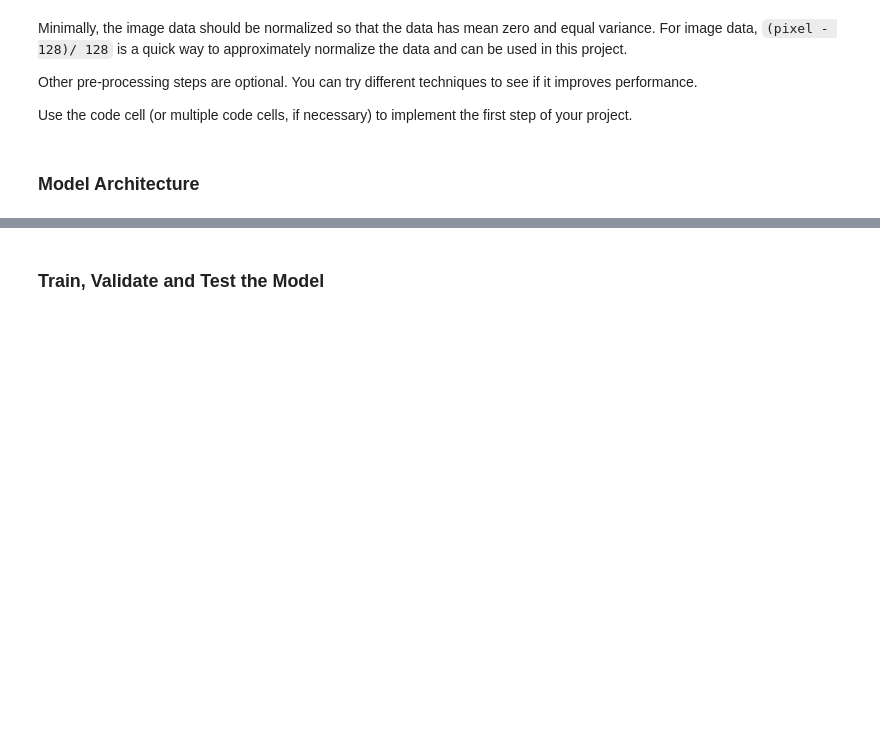
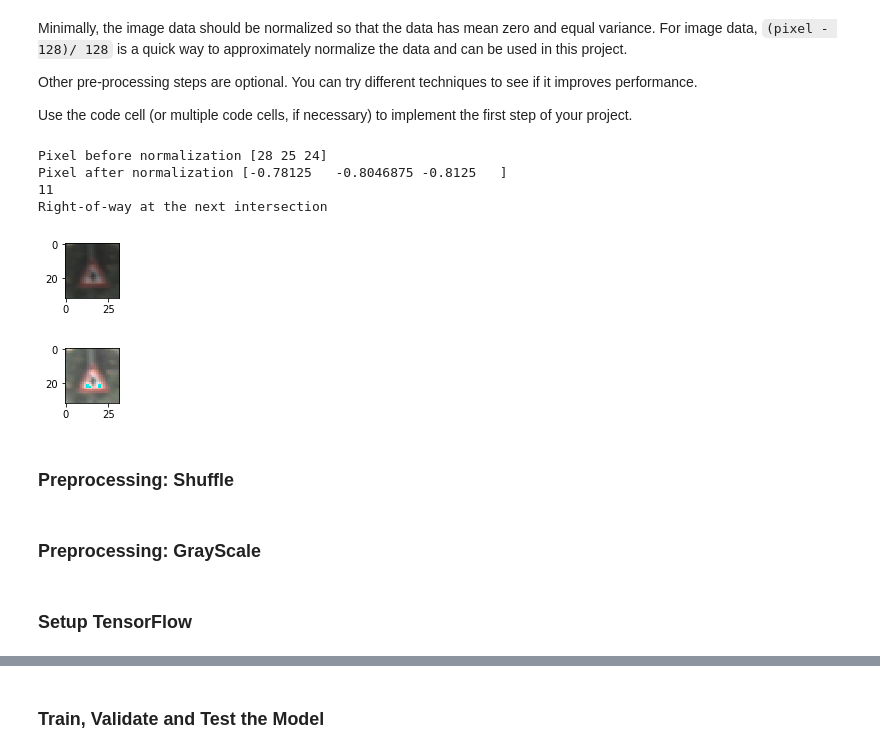
Before and after one commit to kambliketan/Self_Driving_Car_Traffic_Sign_Classifier, a Jupyter notebook: Traffic_Sign_Classifier.ipynb, the cells around one changed output, grey strips where cells are left out. Saved outputs shown, nothing was run; the diff lists cells and outputs as text; code cells hidden in the pictures; blank space fills up the shorter version.

```diff
--- a/Traffic_Sign_Classifier.ipynb
+++ b/Traffic_Sign_Classifier.ipynb
@@ -125,2 +165,0 @@ Use the code cell (or multiple code cells, if necessary) to implement the first
-# %% [markdown]
-### Model Architecture
@@ -129,0 +166,41 @@ Use the code cell (or multiple code cells, if necessary) to implement the first
+# %%
+### Preprocess the data here. It is required to normalize the data. Other preprocessing steps could include
+### converting to grayscale, etc.
+### Feel free to use as many code cells as needed.
+
+def normalize(image_data):
+    image_data = image_data.astype('float64')
+    return (image_data - 128) / 128
+
+pixel = X_train[0][0][0]
+print('Pixel before normalization ' + str(pixel))
+
+# Plot image
+index = random.randint(0, len(X_train))
+img = X_train[index]
+plt.figure(figsize=(1,1))
+plt.imshow(img)
+
+X_train = normalize(X_train)
+X_valid = normalize(X_valid)
+X_test = normalize(X_test)
+
+pixel = X_train[0][0][0]
+print('Pixel after normalization ' + str(pixel))
+
+# Plot normalized image (just out of curiosity)
+img1 = X_train[index]
+plt.figure(figsize=(1,1))
+plt.imshow(img1)
+
+print(y_train[index])
+print(label_strings[y_train[index]])
+# %% [output]
+Pixel before normalization [28 25 24]
+Pixel after normalization [-0.78125   -0.8046875 -0.8125   ]
+11
+Right-of-way at the next intersection
+[figure, added]
+[figure, added]
+# %% [markdown]
+### Preprocessing: Shuffle
@@ -129,0 +211,2 @@ Use the code cell (or multiple code cells, if necessary) to implement the first
+# %% [markdown]
+### Preprocessing: GrayScale
@@ -129,0 +222,2 @@ Use the code cell (or multiple code cells, if necessary) to implement the first
+# %% [markdown]
+### Setup TensorFlow
```
Also changed, not shown: parts of 11 cells of this notebook.
